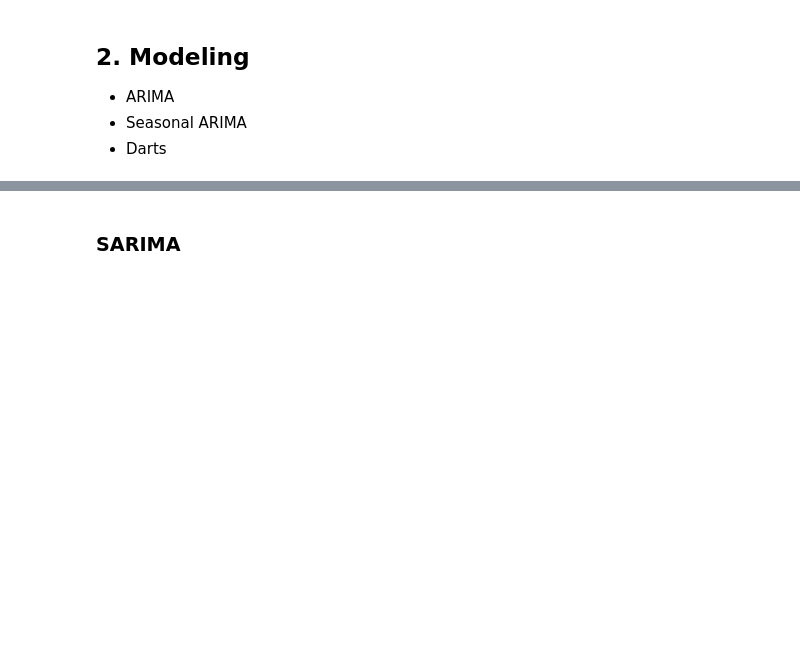
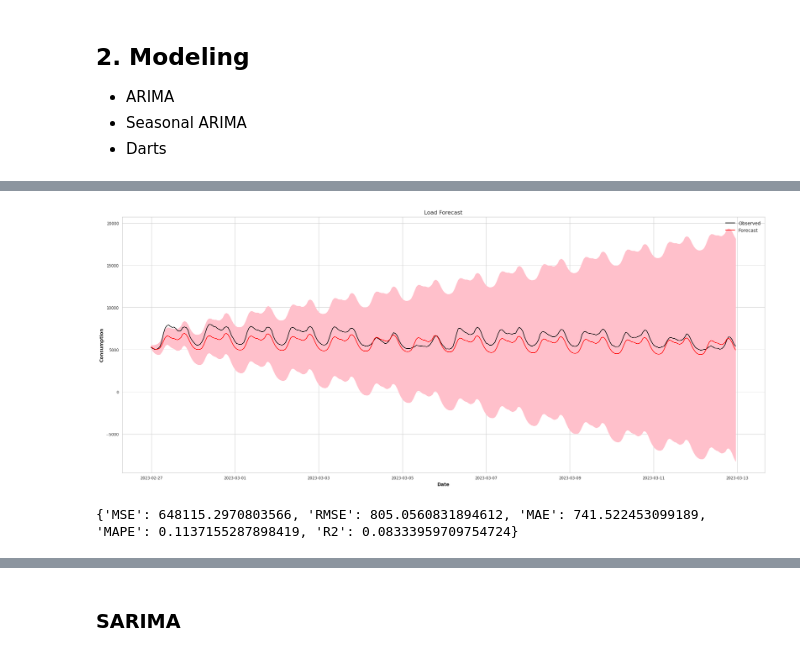
Before and after one commit to Mnpr/TimeSeriesAnalysis, a Jupyter notebook: src/notebook_dataset1.ipynb, the cells around one changed output, grey strips where cells are left out. Drawn from its saved outputs; the diff is of its cells as text; code cells hidden in the pictures; blank space fills up the shorter version.

```diff
--- a/src/notebook_dataset1.ipynb
+++ b/src/notebook_dataset1.ipynb
@@ -107,3 +144,8 @@ False
 - ARIMA
 - Seasonal ARIMA
 - Darts
+# %%
+daily_consumption = df_load.copy()
+# %%
+df_train, df_test = daily_consumption[:-24*7*2], daily_consumption[-24*7*2:]
+logger.info(">> train set: {}, test set: {}".format(len(df_train), len(df_test)))
@@ -109,0 +166,31 @@ False
+# %%
+# Define SARIMA parameters
+p, d, q = 1, 1, 1
+P, D, Q, s = 1, 1, 1, 24  # Assuming daily seasonality
+
+model = SARIMAX(df_train, order=(p, d, q), seasonal_order=(P, D, Q, s))
+results = model.fit(disp=False)
+# %%
+forecast_periods = len(df_test)
+forecast = results.get_forecast(steps=forecast_periods)
+forecast_mean = forecast.predicted_mean
+forecast_ci = forecast.conf_int()
+
+plt.figure()
+plt.plot(df_test, label='Observed')
+plt.plot(forecast_mean, label='Forecast', color='red')
+plt.fill_between(forecast_ci.index, forecast_ci.iloc[:, 0], forecast_ci.iloc[:, 1], color='pink')
+plt.title("Load Forecast")
+plt.xlabel("Date")
+plt.ylabel("Consumption")
+plt.legend()
+plt.show()
+# %% [output]
+[figure, added]
+# %%
+from components.utils import get_error_metrics
+
+error_metrics = get_error_metrics(df_test, forecast_mean)
+print(error_metrics)
+# %% [output]
+{'MSE': 648115.2970803566, 'RMSE': 805.0560831894612, 'MAE': 741.522453099189, 'MAPE': 0.1137155287898419, 'R2': 0.08333959709754724}
```
Also changed, not shown: parts of 30 cells of this notebook, 1 other file.
